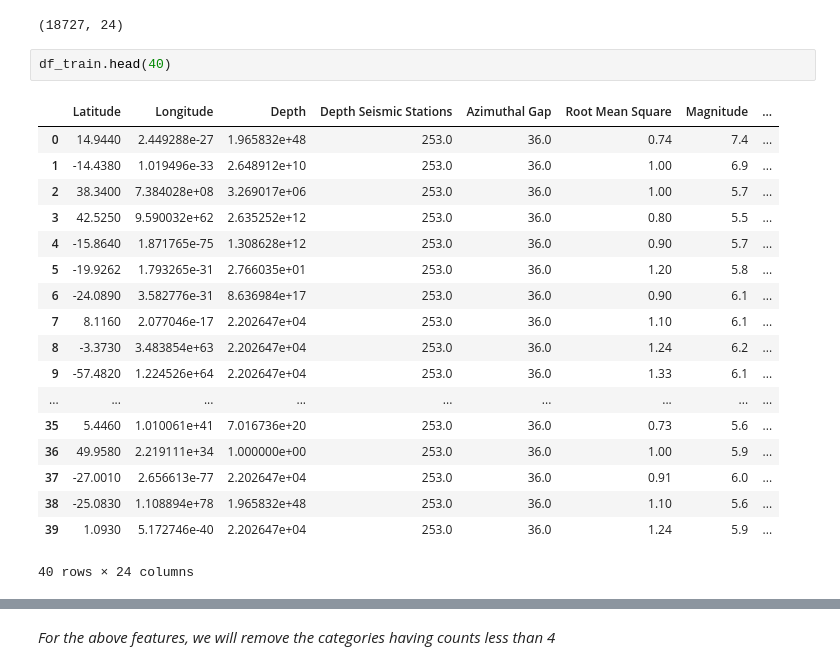
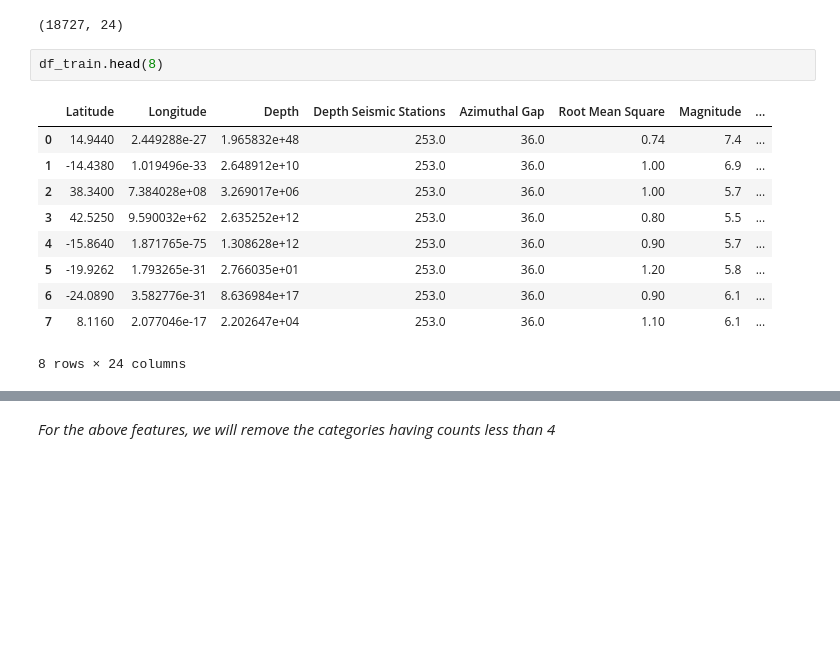
Before and after one commit to nipun1992/EarthquakeMagnitudePrediction, a Jupyter notebook: Earthquake_Magnitude_Prediction.ipynb, the cells around one changed output, grey strips where cells are left out. Drawn from its saved outputs; the diff is of its cells as text; blank space fills up the shorter version.

```diff
--- a/Earthquake_Magnitude_Prediction.ipynb
+++ b/Earthquake_Magnitude_Prediction.ipynb
@@ -713,23 +727,15 @@ df_train.shape
 # %% [output]
 (18727, 24)
 # %%
-df_train.head(40)
+df_train.head(8)
 # %% [output]
 |  | Latitude | Longitude | Depth | Depth Seismic Stations | Azimuthal Gap | Root Mean Square | Magnitude | ... |
 | 0 | 14.9440 | 2.449288e-27 | 1.965832e+48 | 253.0 | 36.0 | 0.74 | 7.4 | ... |
 | 1 | -14.4380 | 1.019496e-33 | 2.648912e+10 | 253.0 | 36.0 | 1.00 | 6.9 | ... |
 | 2 | 38.3400 | 7.384028e+08 | 3.269017e+06 | 253.0 | 36.0 | 1.00 | 5.7 | ... |
 | 3 | 42.5250 | 9.590032e+62 | 2.635252e+12 | 253.0 | 36.0 | 0.80 | 5.5 | ... |
 | 4 | -15.8640 | 1.871765e-75 | 1.308628e+12 | 253.0 | 36.0 | 0.90 | 5.7 | ... |
 | 5 | -19.9262 | 1.793265e-31 | 2.766035e+01 | 253.0 | 36.0 | 1.20 | 5.8 | ... |
 | 6 | -24.0890 | 3.582776e-31 | 8.636984e+17 | 253.0 | 36.0 | 0.90 | 6.1 | ... |
 | 7 | 8.1160 | 2.077046e-17 | 2.202647e+04 | 253.0 | 36.0 | 1.10 | 6.1 | ... |
-| 8 | -3.3730 | 3.483854e+63 | 2.202647e+04 | 253.0 | 36.0 | 1.24 | 6.2 | ... |
-| 9 | -57.4820 | 1.224526e+64 | 2.202647e+04 | 253.0 | 36.0 | 1.33 | 6.1 | ... |
-| ... | ... | ... | ... | ... | ... | ... | ... | ... |
-| 35 | 5.4460 | 1.010061e+41 | 7.016736e+20 | 253.0 | 36.0 | 0.73 | 5.6 | ... |
-| 36 | 49.9580 | 2.219111e+34 | 1.000000e+00 | 253.0 | 36.0 | 1.00 | 5.9 | ... |
-| 37 | -27.0010 | 2.656613e-77 | 2.202647e+04 | 253.0 | 36.0 | 0.91 | 6.0 | ... |
-| 38 | -25.0830 | 1.108894e+78 | 1.965832e+48 | 253.0 | 36.0 | 1.10 | 5.6 | ... |
-| 39 | 1.0930 | 5.172746e-40 | 2.202647e+04 | 253.0 | 36.0 | 1.24 | 5.9 | ... |
-40 rows × 24 columns
+8 rows × 24 columns
```
Also changed, not shown: parts of 11 cells of this notebook.
